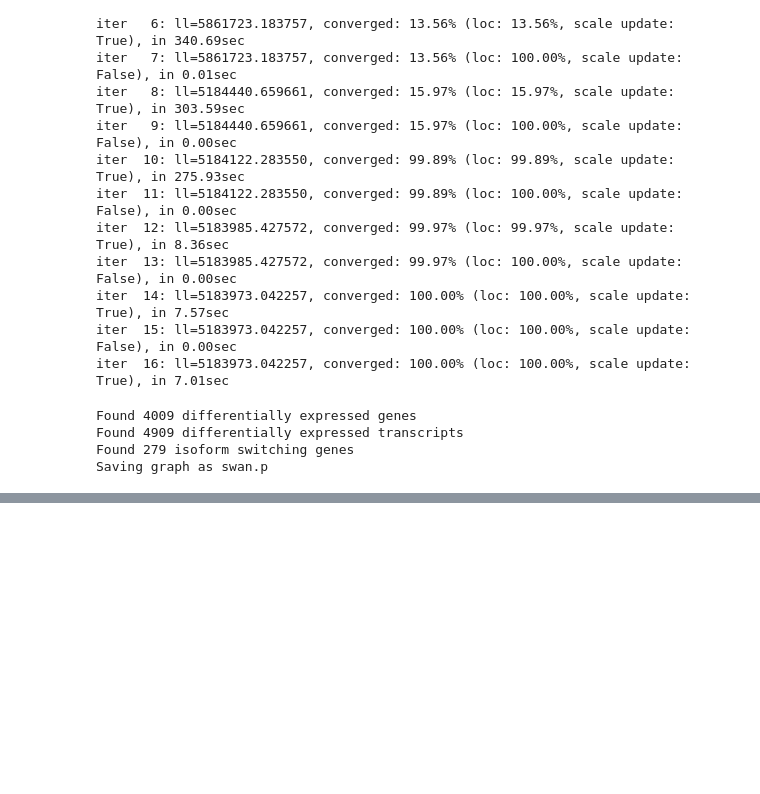
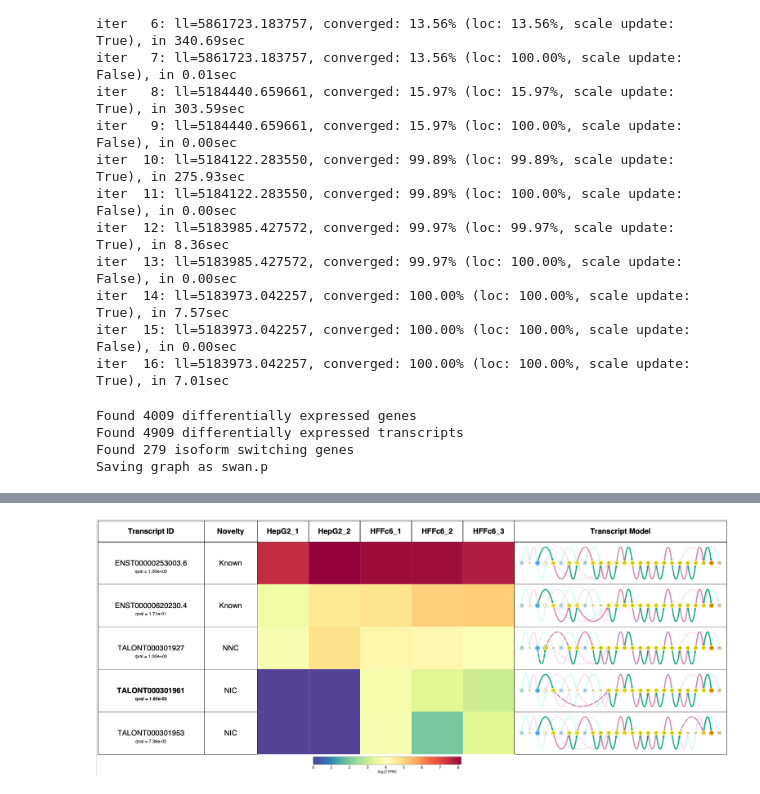
Before and after one commit to mortazavilab/swan_paper, a Jupyter notebook: swan/swan_driver.ipynb, the cells around one changed output, grey strips where cells are left out. Cells and saved outputs as stored; diff of their text form; code cells hidden in the pictures; blank space fills up the shorter version.

```diff
--- a/swan/swan_driver.ipynb
+++ b/swan/swan_driver.ipynb
@@ -124,0 +152,4 @@ sg.gen_report('ADRM1',
+# %%
+display(Image(filename='report.png'))
+# %% [output]
+[figure, added]
```
Also changed, not shown: parts of 5 cells of this notebook, 2 other files.
